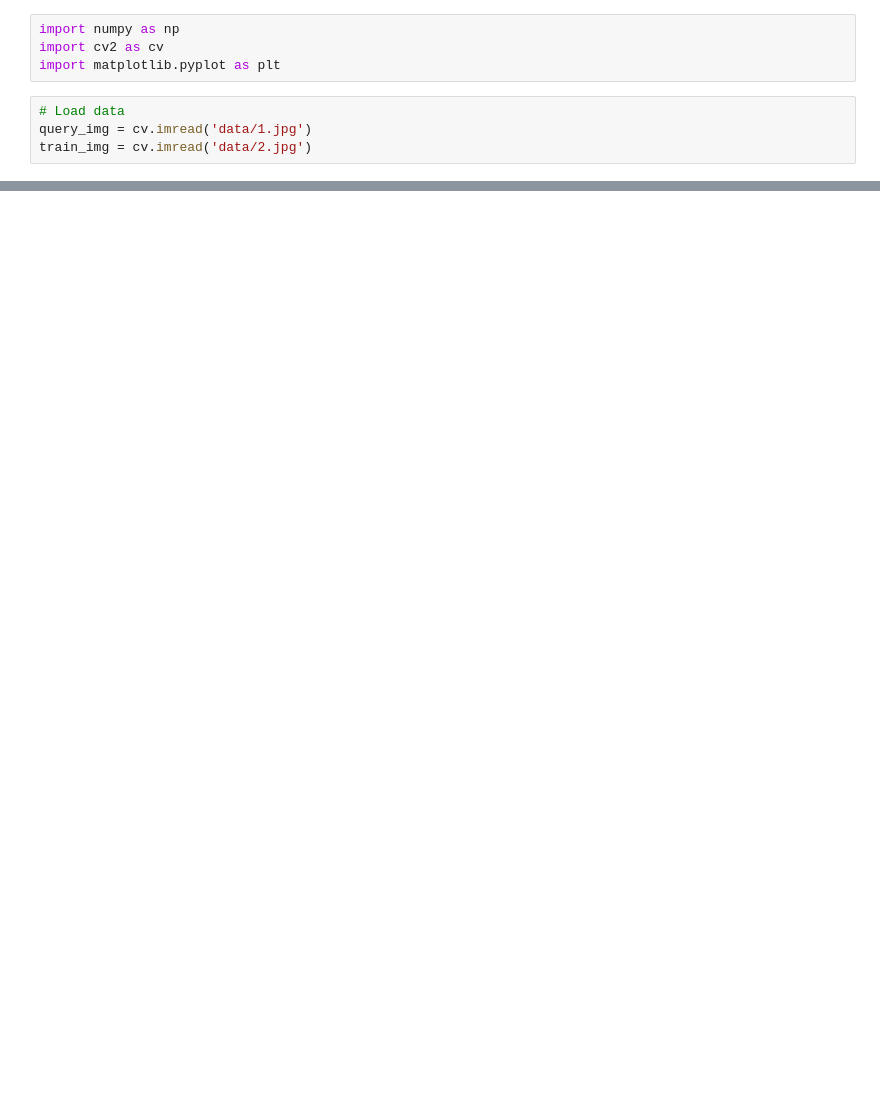
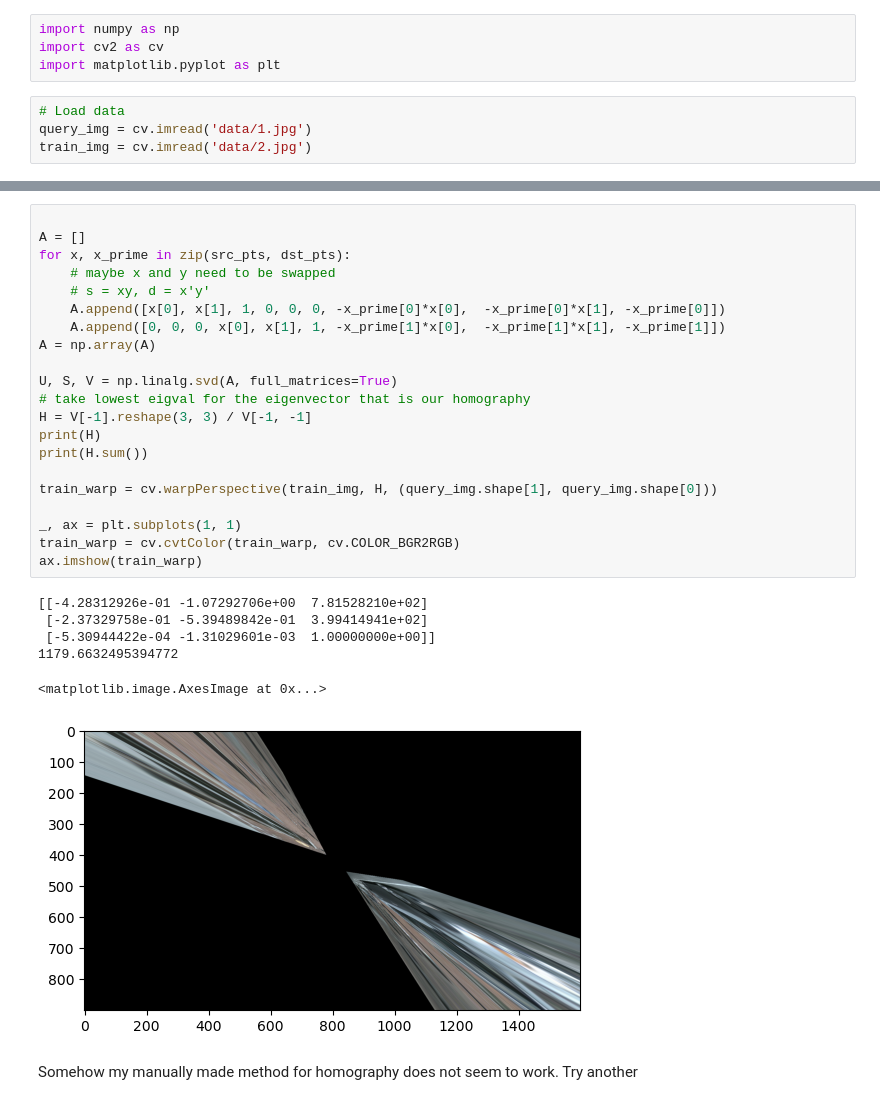
Before and after one commit to Patschwemm/CV_Course, a Jupyter notebook: Sheet10/sheet10.ipynb, the cells around one changed output, grey strips where cells are left out. Saved outputs shown, nothing was run; the diff lists cells and outputs as text; blank space fills up the shorter version.

```diff
--- a/Sheet10/sheet10.ipynb
+++ b/Sheet10/sheet10.ipynb
@@ -85,0 +43,30 @@ float32
+# %%
+
+A = []
+for x, x_prime in zip(src_pts, dst_pts):
+    # maybe x and y need to be swapped
+    # s = xy, d = x'y'
+    A.append([x[0], x[1], 1, 0, 0, 0, -x_prime[0]*x[0],  -x_prime[0]*x[1], -x_prime[0]])
+    A.append([0, 0, 0, x[0], x[1], 1, -x_prime[1]*x[0],  -x_prime[1]*x[1], -x_prime[1]])
+A = np.array(A)
+
+U, S, V = np.linalg.svd(A, full_matrices=True)
+# take lowest eigval for the eigenvector that is our homography
+H = V[-1].reshape(3, 3) / V[-1, -1]
+print(H)
+print(H.sum())
+
+train_warp = cv.warpPerspective(train_img, H, (query_img.shape[1], query_img.shape[0]))
+
+_, ax = plt.subplots(1, 1)
+train_warp = cv.cvtColor(train_warp, cv.COLOR_BGR2RGB)
+ax.imshow(train_warp)
+# %% [output]
+[[-4.28312926e-01 -1.07292706e+00  7.81528210e+02]
+ [-2.37329758e-01 -5.39489842e-01  3.99414941e+02]
+ [-5.30944422e-04 -1.31029601e-03  1.00000000e+00]]
+1179.6632495394772
+<matplotlib.image.AxesImage at 0x...>
+[figure, added]
+# %% [markdown]
+Somehow my manually made method for homography does not seem to work. Try another
```
Also changed, not shown: parts of 7 cells of this notebook, 23 other files.
